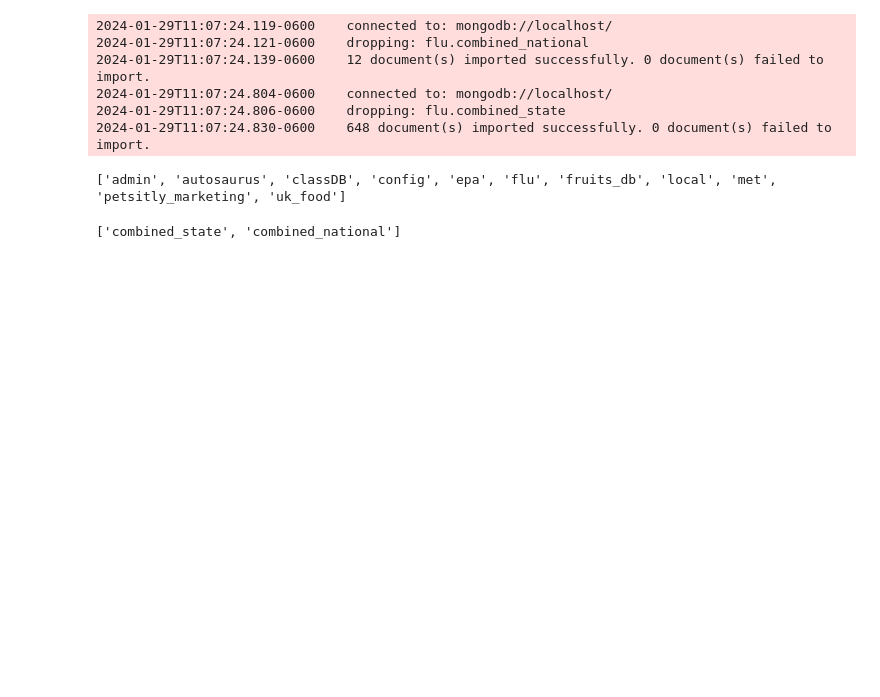
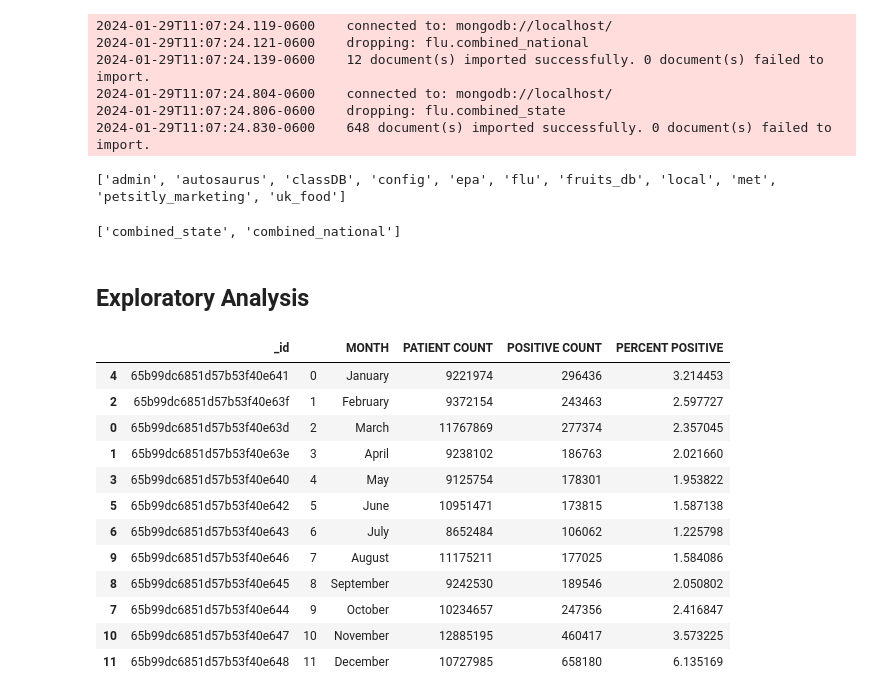
Before and after one commit to Richard1987usa/Enhancing-FluView-Dashboard-for-User-Centric-Navigation, a Jupyter notebook: Project 3/ETL.ipynb, the cells around one changed output. Drawn from its saved outputs; the diff is of its cells as text; code cells hidden in the pictures; blank space fills up the shorter version.

Commit message:
Exploratory Analysis

```diff
--- a/Project 3/ETL.ipynb
+++ b/Project 3/ETL.ipynb
@@ -260,3 +260,37 @@ print(db.list_collection_names())
 # assign each collection to a variable
 combined_state = db['combined_state']
 combined_national = db['combined_national']
+# %% [markdown]
+## Exploratory Analysis
+# %%
+# 'combined_national' is a MongoDB collection
+combined_national_data = list(db['combined_national'].find())
+
+# Convert the data to DataFrames
+combined_national_df = pd.DataFrame(combined_national_data)
+
+# Define the custom order for months
+month_order = ["January", "February", "March", "April", "May", "June", "July", "August", "September", "October", "November", "December"]
+
+# Convert the 'MONTH' column to categorical with the specified order
+combined_national_df['MONTH'] = pd.Categorical(combined_national_df['MONTH'], categories=month_order, ordered=True)
+
+
+# Sort the DataFrame by the 'MONTH' column
+combined_national_df = combined_national_df.sort_values(by='MONTH')
+
+combined_national_df
+# %% [output]
+|  | _id |  | MONTH | PATIENT COUNT | POSITIVE COUNT | PERCENT POSITIVE |
+| 4 | 65b99dc6851d57b53f40e641 | 0 | January | 9221974 | 296436 | 3.214453 |
+| 2 | 65b99dc6851d57b53f40e63f | 1 | February | 9372154 | 243463 | 2.597727 |
+| 0 | 65b99dc6851d57b53f40e63d | 2 | March | 11767869 | 277374 | 2.357045 |
+| 1 | 65b99dc6851d57b53f40e63e | 3 | April | 9238102 | 186763 | 2.021660 |
+| 3 | 65b99dc6851d57b53f40e640 | 4 | May | 9125754 | 178301 | 1.953822 |
+| 5 | 65b99dc6851d57b53f40e642 | 5 | June | 10951471 | 173815 | 1.587138 |
+| 6 | 65b99dc6851d57b53f40e643 | 6 | July | 8652484 | 106062 | 1.225798 |
+| 9 | 65b99dc6851d57b53f40e646 | 7 | August | 11175211 | 177025 | 1.584086 |
+| 8 | 65b99dc6851d57b53f40e645 | 8 | September | 9242530 | 189546 | 2.050802 |
+| 7 | 65b99dc6851d57b53f40e644 | 9 | October | 10234657 | 247356 | 2.416847 |
+| 10 | 65b99dc6851d57b53f40e647 | 10 | November | 12885195 | 460417 | 3.573225 |
+| 11 | 65b99dc6851d57b53f40e648 | 11 | December | 10727985 | 658180 | 6.135169 |
```
Also changed, not shown: parts of 5 cells of this notebook.
